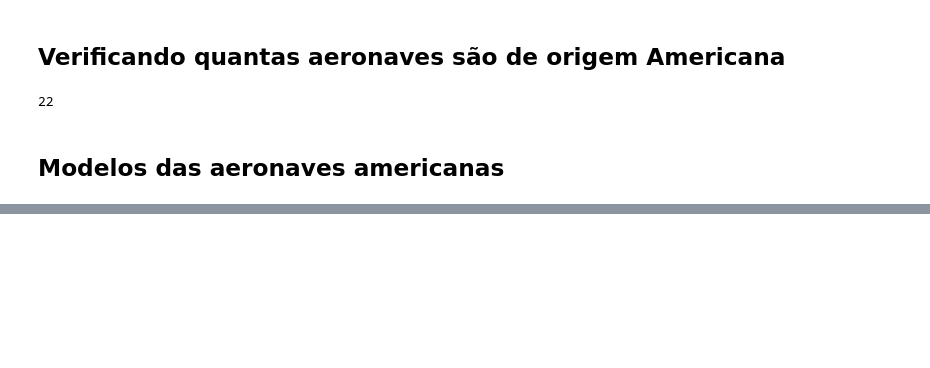
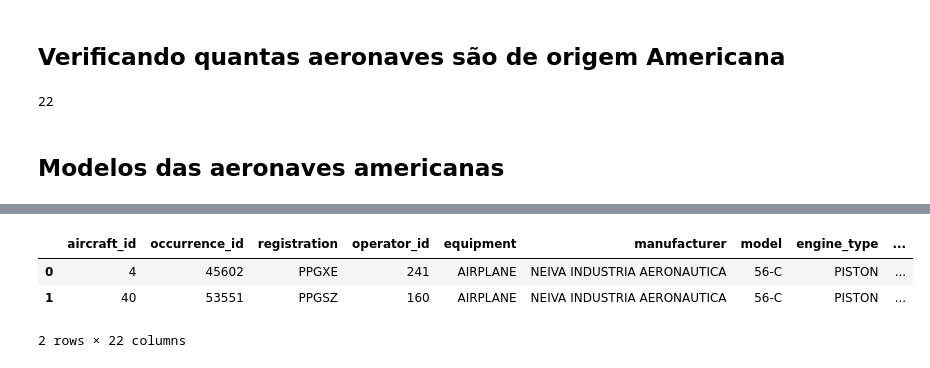
Before and after one commit to thiagoteles10/acidentes_aeronauticos, a Jupyter notebook: acidentes_aeronáuticos(parte_1).ipynb, the cells around one changed output, grey strips where cells are left out. Cells and saved outputs as stored; diff of their text form; code cells hidden in the pictures; blank space fills up the shorter version.

```diff
--- a/acidentes_aeronáuticos(parte_1).ipynb
+++ b/acidentes_aeronáuticos(parte_1).ipynb
@@ -421,0 +564,7 @@ df.loc[df['registration_country'] == 'USA' ]
+# %%
+df.head(2)
+# %% [output]
+|  | aircraft_id | occurrence_id | registration | operator_id | equipment | manufacturer | model | engine_type | ... |
+| 0 | 4 | 45602 | PPGXE | 241 | AIRPLANE | NEIVA INDUSTRIA AERONAUTICA | 56-C | PISTON | ... |
+| 1 | 40 | 53551 | PPGSZ | 160 | AIRPLANE | NEIVA INDUSTRIA AERONAUTICA | 56-C | PISTON | ... |
+2 rows × 22 columns
```
Also changed, not shown: parts of 13 cells of this notebook.
